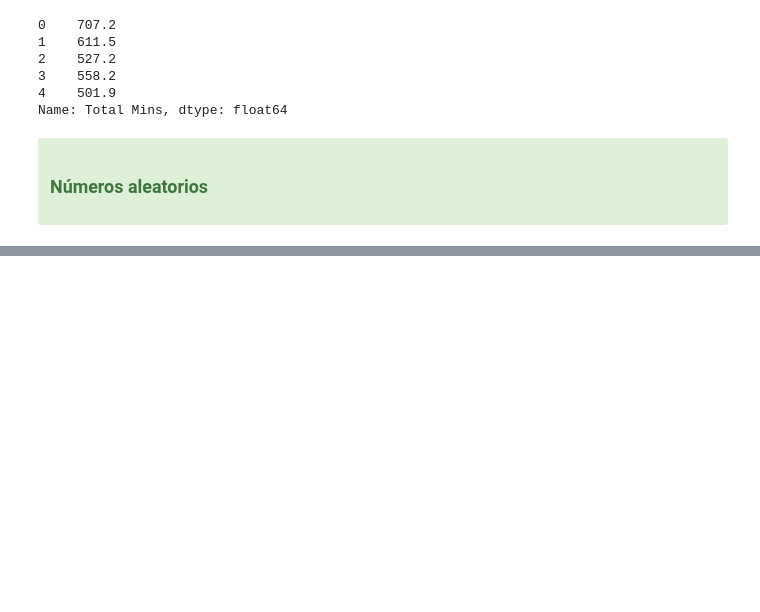
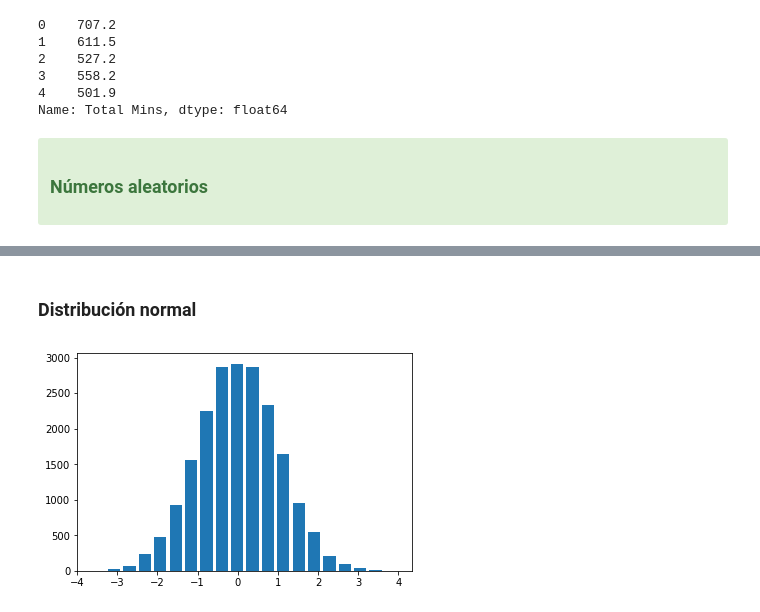
Before and after one commit to Byhako/cursoUdemyAI, a Jupyter notebook: notebooks/2-data-wrangling.ipynb, the cells around one changed output, grey strips where cells are left out. Drawn from its saved outputs; the diff is of its cells as text; code cells hidden in the pictures; blank space fills up the shorter version.

```diff
--- a/notebooks/2-data-wrangling.ipynb
+++ b/notebooks/2-data-wrangling.ipynb
@@ -192,0 +231,9 @@ np.random.choice(columns)
+# %% [markdown]
+### Distribución normal
+# %%
+dis_normal = np.random.randn(n)
+
+plt.hist(dis_normal, rwidth=0.8, bins=20)
+plt.show()
+# %% [output]
+[figure, added]
```
Also changed, not shown: parts of 13 cells of this notebook.
